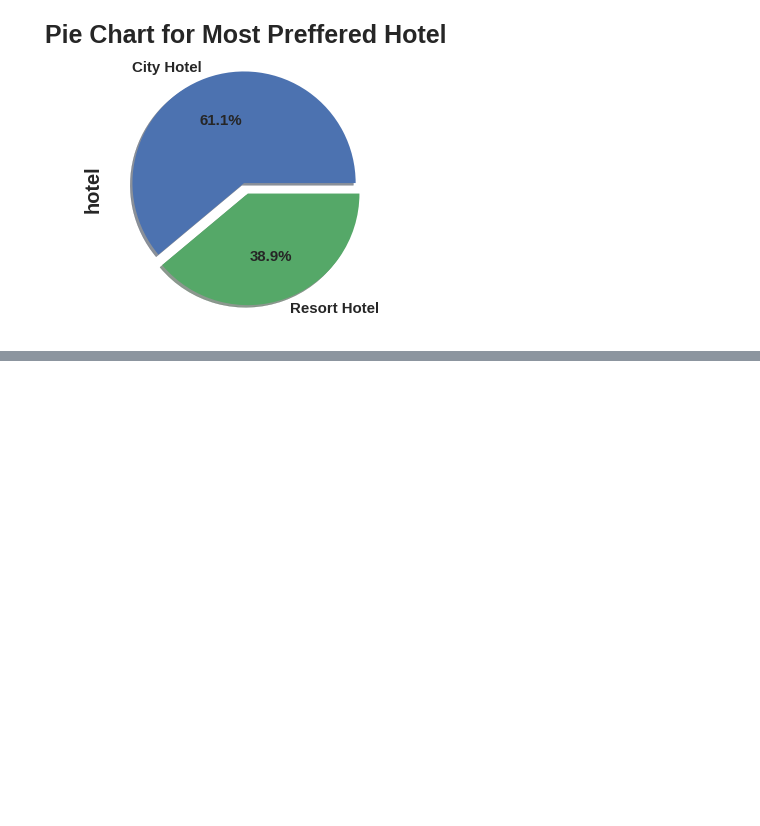
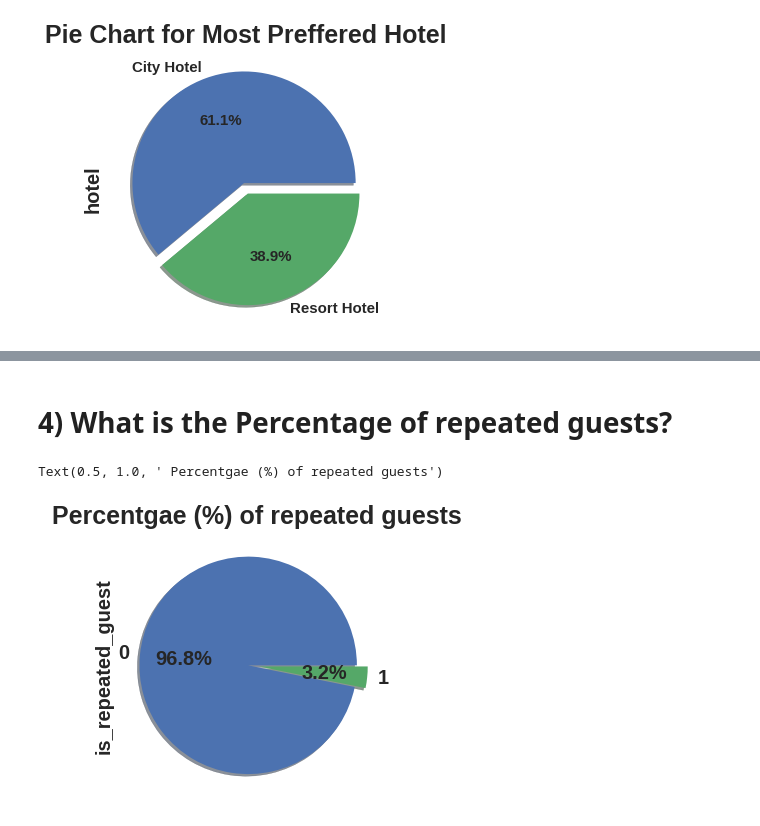
Before and after one commit to Satyaprakash-Dinesh-Vispute/Hotel-Booking-Analysis-EDA, a Jupyter notebook: Hotel_Booking_Analysis_(EDA).ipynb, the cells around one changed output, grey strips where cells are left out. Cells and saved outputs as stored; diff of their text form; code cells hidden in the pictures; blank space fills up the shorter version.

```diff
--- a/Hotel_Booking_Analysis_(EDA).ipynb
+++ b/Hotel_Booking_Analysis_(EDA).ipynb
@@ -329,0 +361,9 @@ top_ten_highest_bookings
+# %% [markdown]
+# **4) What is the Percentage of repeated guests?**
+# %%
+hotel_booking_df['is_repeated_guest'].value_counts().plot.pie(explode=(0.05,0.05),autopct='%1.1f%%',shadow=True,figsize=(5,5),fontsize=20)
+
+plt.title(" Percentgae (%) of repeated guests")
+# %% [output]
+Text(0.5, 1.0, ' Percentgae (%) of repeated guests')
+[figure, added]
```
Also changed, not shown: parts of 12 cells of this notebook.
